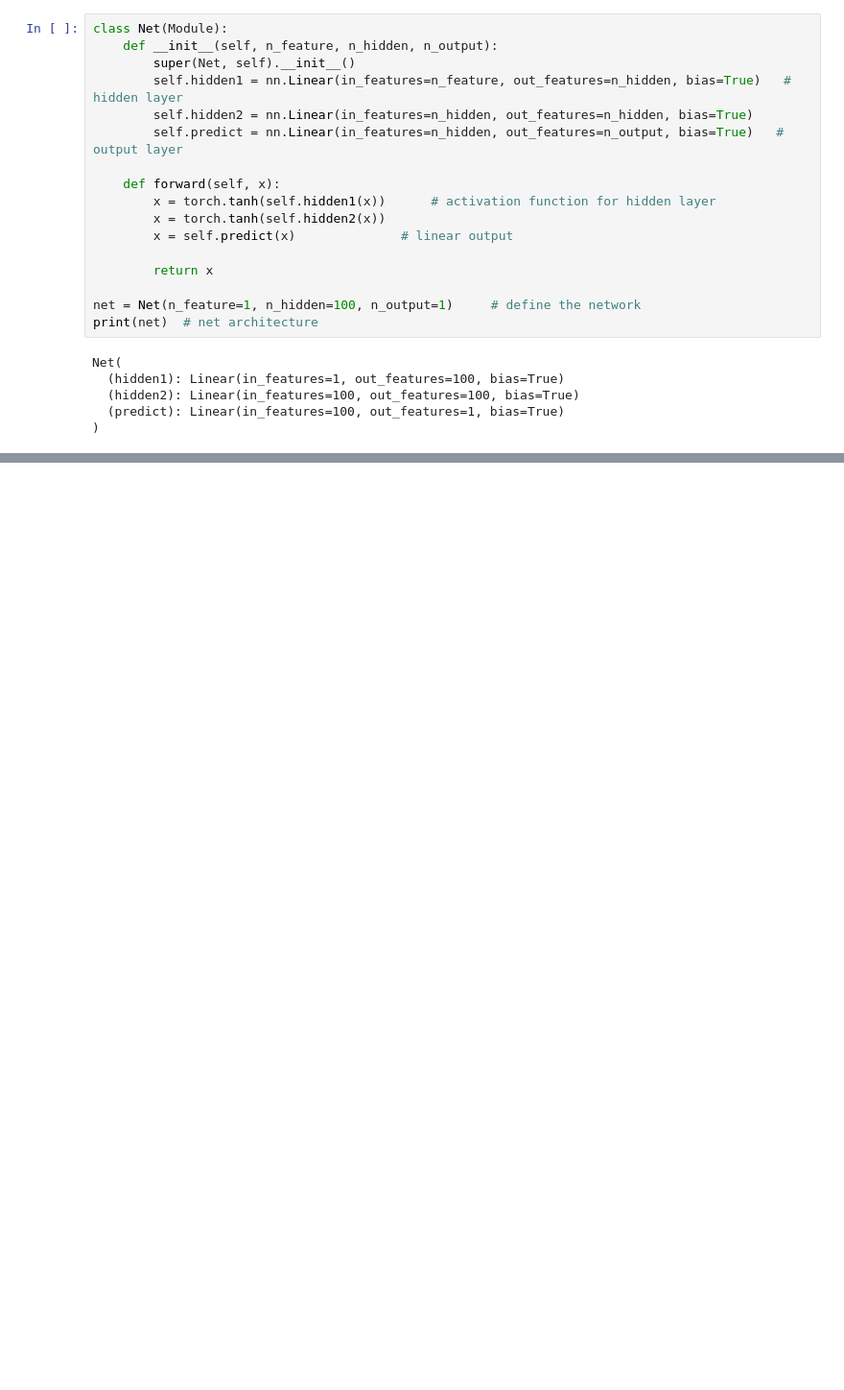
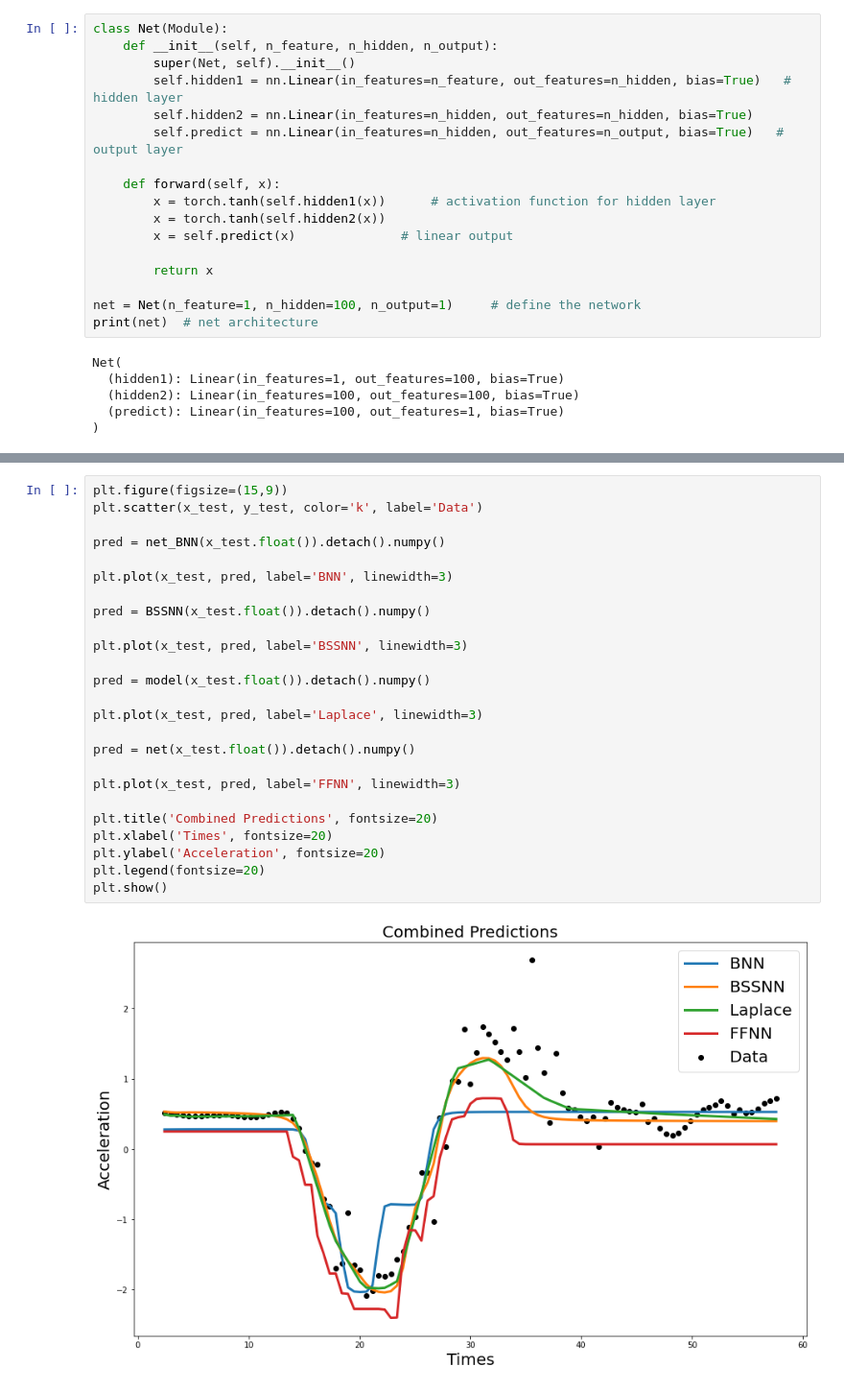
Before and after one commit to nalatraz/DeepLearning_Project7a, a Jupyter notebook: Bayesian Linear - Motorcycle Test.ipynb, the cells around one changed output, grey strips where cells are left out. Shown: that part at 96% size. Drawn from its saved outputs; the diff is of its cells as text; blank space fills up the shorter version.

```diff
--- a/Bayesian Linear - Motorcycle Test.ipynb
+++ b/Bayesian Linear - Motorcycle Test.ipynb
@@ -866,0 +840,27 @@ plt.show()
+# %%
+plt.figure(figsize=(15,9))
+plt.scatter(x_test, y_test, color='k', label='Data')
+
+pred = net_BNN(x_test.float()).detach().numpy()
+
+plt.plot(x_test, pred, label='BNN', linewidth=3)
+
+pred = BSSNN(x_test.float()).detach().numpy()
+
+plt.plot(x_test, pred, label='BSSNN', linewidth=3)
+
+pred = model(x_test.float()).detach().numpy()
+
+plt.plot(x_test, pred, label='Laplace', linewidth=3)
+
+pred = net(x_test.float()).detach().numpy()
+
+plt.plot(x_test, pred, label='FFNN', linewidth=3)
+
+plt.title('Combined Predictions', fontsize=20)
+plt.xlabel('Times', fontsize=20)
+plt.ylabel('Acceleration', fontsize=20)
+plt.legend(fontsize=20)
+plt.show()
+# %% [output]
+[figure, added]
```
Also changed, not shown: parts of 19 cells of this notebook.
